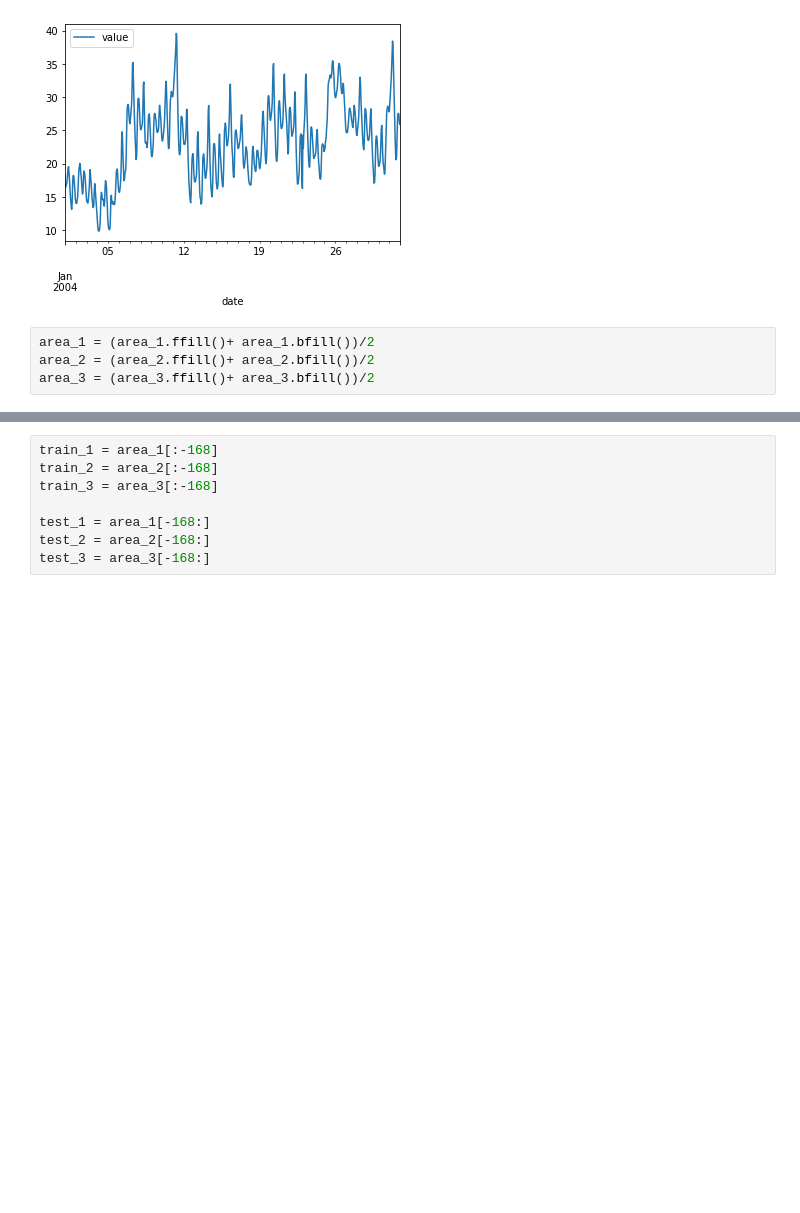
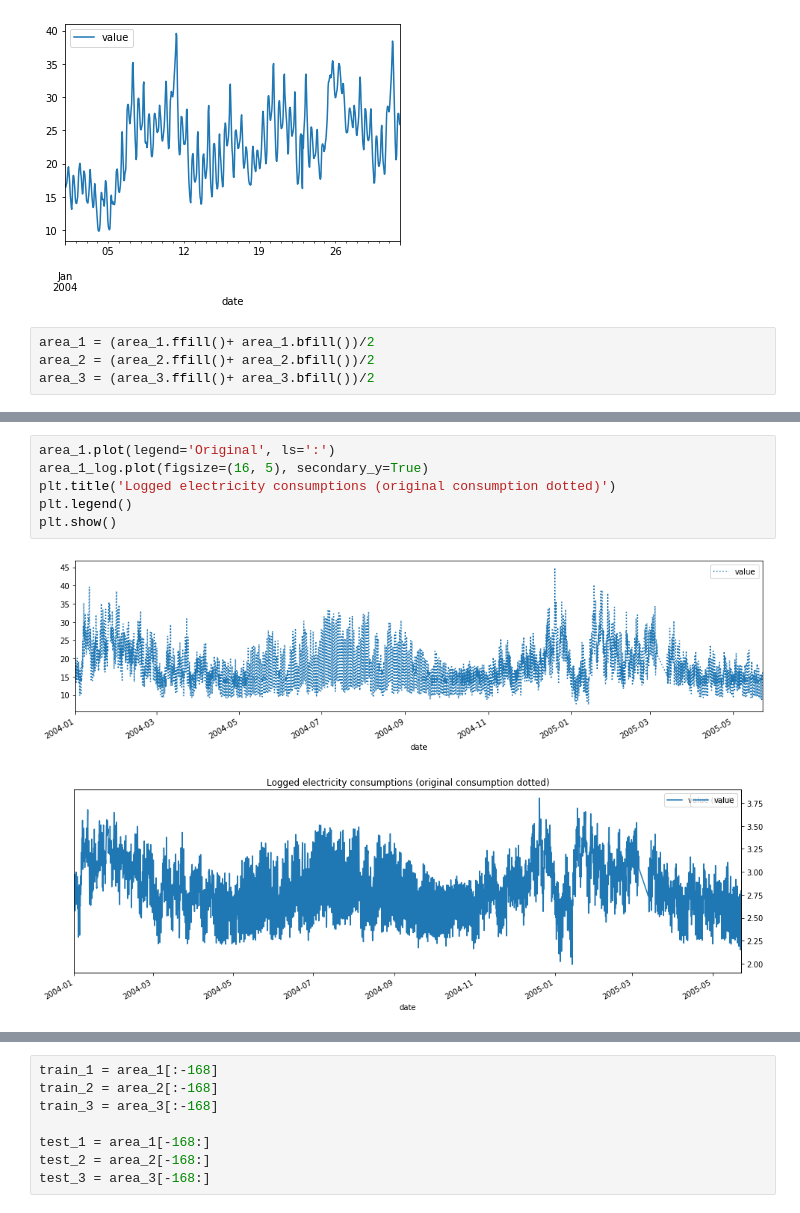
Before and after one commit to minhhoang1023/hck03, a Jupyter notebook: HCKT03 - Time Series/Baseline_Model.ipynb, the cells around one changed output, grey strips where cells are left out. Cells and saved outputs as stored; diff of their text form; blank space fills up the shorter version.

```diff
--- a/HCKT03 - Time Series/Baseline_Model.ipynb
+++ b/HCKT03 - Time Series/Baseline_Model.ipynb
@@ -75,0 +78,9 @@ area_3 = (area_3.ffill()+ area_3.bfill())/2
+# %%
+area_1.plot(legend='Original', ls=':')
+area_1_log.plot(figsize=(16, 5), secondary_y=True)
+plt.title('Logged electricity consumptions (original consumption dotted)')
+plt.legend()
+plt.show()
+# %% [output]
+[figure, added]
+[figure, added]
```
Also changed, not shown: parts of 20 cells of this notebook, 6 other files.
